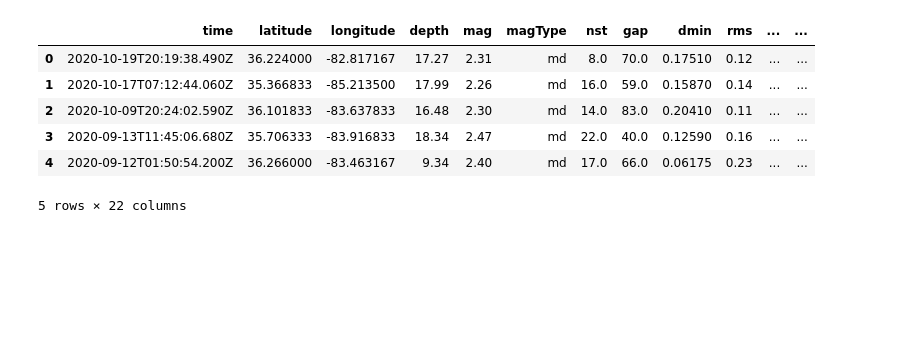
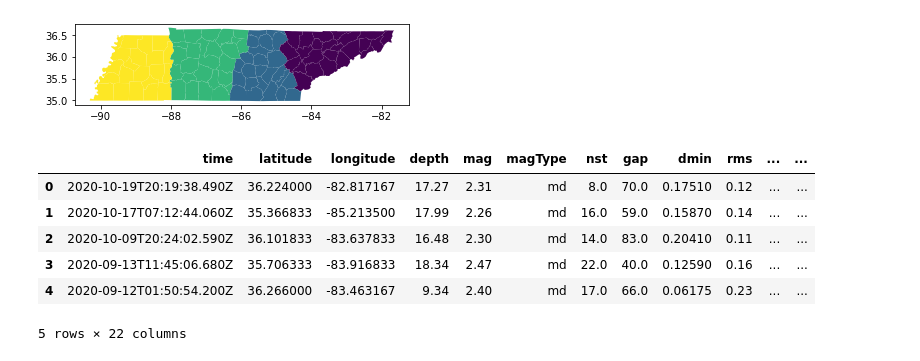
Before and after one commit to nss-data-science-cohort-4/dq3-earthquakes-fully-loaded-nachos, a Jupyter notebook: Notebooks/08_p2q1_tn_eq_by_region.ipynb, the cells around one changed output. Drawn from its saved outputs; the diff is of its cells as text; code cells hidden in the pictures; blank space fills up the shorter version.

Commit message:
added county and region data

```diff
--- a/Notebooks/08_p2q1_tn_eq_by_region.ipynb
+++ b/Notebooks/08_p2q1_tn_eq_by_region.ipynb
@@ -12,0 +46,14 @@ tenn_eq = pd.read_csv('../data/tenn_eq.csv')
+# %%
+#tn_county_region[tn_county_region['county_name']=='Dekalb']['county_name']
+tn_county_region.loc[tn_county_region['county_name']=='Dekalb', 'county_name'] = 'DeKalb'
+# %%
+#counties = gpd.read_file('../data/gz_2010_us_050_00_500k.kml', driver='kml')
+#counties = gpd.read_file('../data/gz_2010_us_050_00_500k.json')
+us_county_path = '../Data/gz_2010_us_050_00_500k.json'
+cur_json = json.load(open(us_county_path, encoding='ISO-8859-1'))
+#path,ext = os.path.splitext(us_county_path)
+path,ext = us_county_path.rsplit('.', 1)
+new_path =path+"_new"+ext
+with open(new_path,"w", encoding='utf-8') as jsonfile:
+        json.dump(cur_json,jsonfile,ensure_ascii=False)
+us_county = gpd.read_file(new_path, driver='GeoJSON')
@@ -12,0 +96,4 @@ tenn_eq = pd.read_csv('../data/tenn_eq.csv')
+# %%
+tenn_county = us_county[us_county['STATE'] == '47']
+# %%
+tenn_county_region = tenn_county.merge(tn_county_region, left_on='NAME', right_on='county_name', how='inner')
@@ -13,3 +120,7 @@ tenn_eq = pd.read_csv('../data/tenn_eq.csv')
+# %%
+tenn_county_region.plot('tdot_region');
+# %% [output]
+[figure, added]
 # %%
 tenn_eq.head()
 # %% [output]
```
Also changed, not shown: parts of 25 cells of this notebook.
